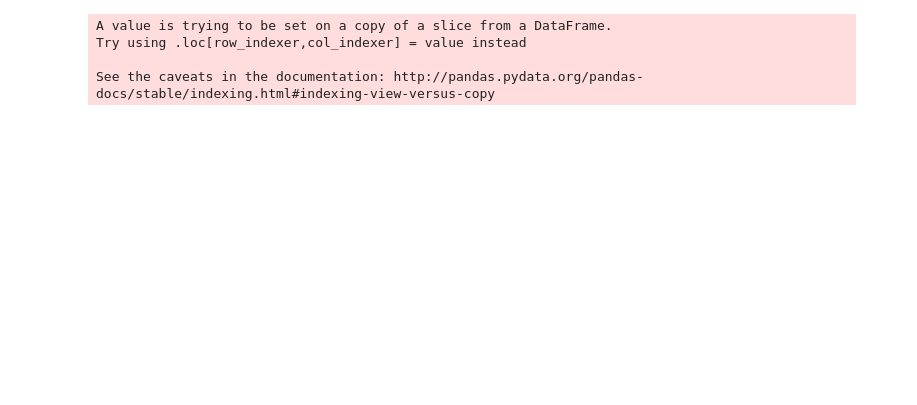
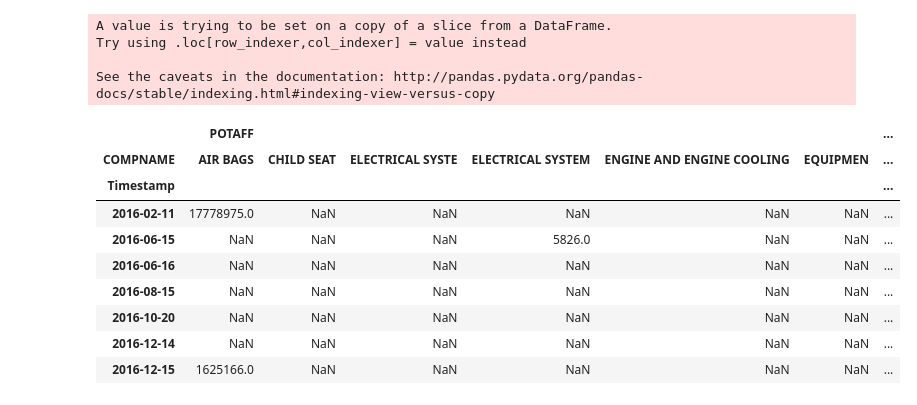
Before and after one commit to csasantos/nhtsa-recalls, a Jupyter notebook: recall_notebook.ipynb, the cells around one changed output. Saved outputs shown, nothing was run; the diff lists cells and outputs as text; code cells hidden in the pictures; blank space fills up the shorter version.

```diff
--- a/recall_notebook.ipynb
+++ b/recall_notebook.ipynb
@@ -189,3 +193,32 @@ Try using .loc[row_indexer,col_indexer] = value instead
 See the caveats in the documentation: http://pandas.pydata.org/pandas-docs/stable/indexing.html#indexing-view-versus-copy
 # %%
 suv_df.to_excel('comp.xlsx')
+# %%
+#Unstacking from multiindex series back to dataframe
+issuefreq = suv_df.groupby(by=['Timestamp','COMPNAME'])['POTAFF'].sum()
+issuefreq = issuefreq.reset_index().pivot(index='Timestamp', columns='COMPNAME')
+issuefreq.index.to_datetime()
+
+#Look at address below for resample docs
+#http://pandas.pydata.org/pandas-docs/stable/timeseries.html#offset-aliases
+#issuefreq = issuefreq.resample('W').sum()
+
+start = issuefreq.index.searchsorted(dt.datetime(2016, 1, 2))
+end = issuefreq.index.searchsorted(dt.datetime(2017, 1, 4))
+#start = pd.datetime(2015, 1, 1)
+#end = pd.datetime(2016, 1, 1)
+#drng = pd.bdate_range(start, end, freq='W')
+
+#issuefreq.truncate(after='12/31/2016')
+issuefreq.ix[start:end]
+# %% [output]
+|  | POTAFF |  |  |  |  |  | ... |
+| COMPNAME | AIR BAGS | CHILD SEAT | ELECTRICAL SYSTE | ELECTRICAL SYSTEM | ENGINE AND ENGINE COOLING | EQUIPMEN | ... |
+| Timestamp |  |  |  |  |  |  | ... |
+| 2016-02-11 | 17778975.0 | NaN | NaN | NaN | NaN | NaN | ... |
+| 2016-06-15 | NaN | NaN | NaN | 5826.0 | NaN | NaN | ... |
+| 2016-06-16 | NaN | NaN | NaN | NaN | NaN | NaN | ... |
+| 2016-08-15 | NaN | NaN | NaN | NaN | NaN | NaN | ... |
+| 2016-10-20 | NaN | NaN | NaN | NaN | NaN | NaN | ... |
+| 2016-12-14 | NaN | NaN | NaN | NaN | NaN | NaN | ... |
+| 2016-12-15 | 1625166.0 | NaN | NaN | NaN | NaN | NaN | ... |
```
Also changed, not shown: parts of 4 cells of this notebook.
